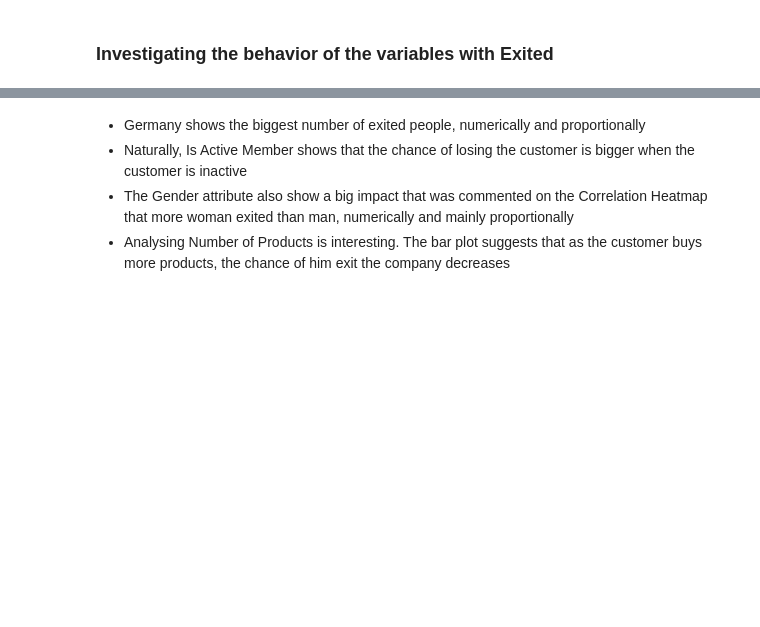
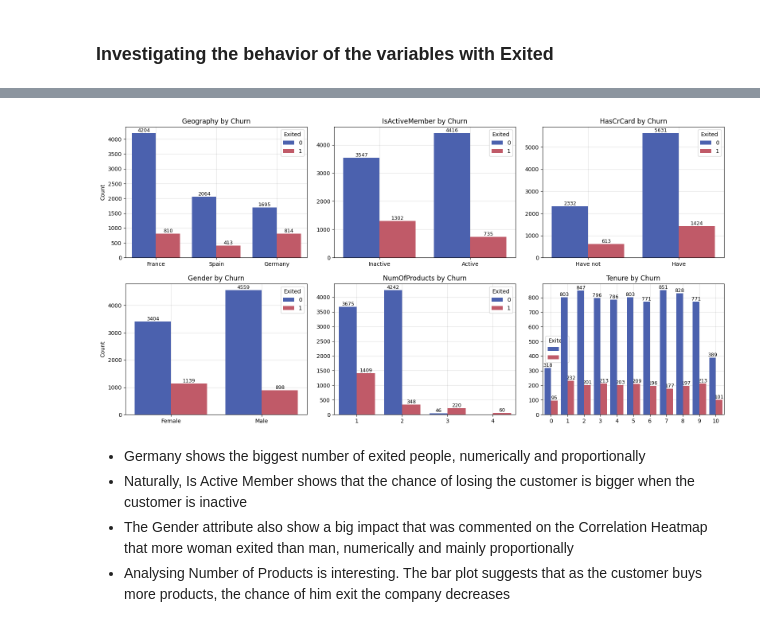
Before and after one commit to davirpp/Desafio-DS-Indicium, a Jupyter notebook: eda.ipynb, the cells around one changed output, grey strips where cells are left out. Cells and saved outputs as stored; diff of their text form; code cells hidden in the pictures; blank space fills up the shorter version.

```diff
--- a/eda.ipynb
+++ b/eda.ipynb
@@ -387,3 +276,35 @@ plt.show()
+# %%
+plt.figure(figsize=(16, 8))
+
+plot_sequence = ['Geography', 'IsActiveMember', 'HasCrCard', 'Gender',
+                 'NumOfProducts', 'Tenure']
+title_sequence = ['Geography by Churn',
+                  'IsActiveMember by Churn',
+                  'HasCrCard by Churn',
+                  'Gender by Churn',
+                  'NumOfProducts by Churn',
+                  'Tenure by Churn']
+palette = ['#3a58bf', '#d1495b']
+
+for i, col in enumerate(plot_sequence):
+    plt.subplot(2, 3, i + 1)
+    ax = sns.countplot(data=df, x=col, hue='Exited', palette=palette, zorder=10)
+    plt.title(title_sequence[i])
+    plt.xlabel('')
+    plt.ylabel('Count' if i in (0, 3) else '')
+    plt.grid(alpha=.4, zorder=-10)
+    if col == 'IsActiveMember':
+        plt.xticks([0, 1], ['Inactive', 'Active'])
+    elif col == 'HasCrCard':
+        plt.xticks([0, 1], ['Have not', 'Have'])
+    for container in ax.containers:
+        ax.bar_label(container, fontsize=9)
+
+plt.tight_layout()
+plt.subplots_adjust(wspace=0.15, hspace=0.2)
+plt.show()
+# %% [output]
+[figure, added]
 # %% [markdown]
 * Germany shows the biggest number of exited people, numerically and proportionally
 * Naturally, Is Active Member shows that the chance of losing the customer is bigger when the customer is inactive
```
Also changed, not shown: parts of 12 cells of this notebook, 1 other file.
